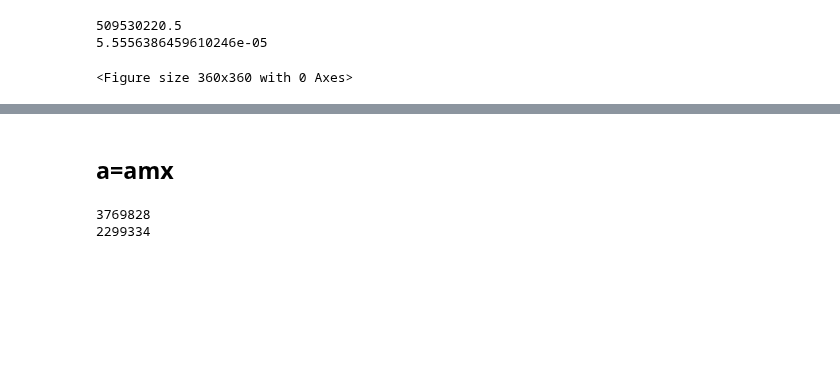
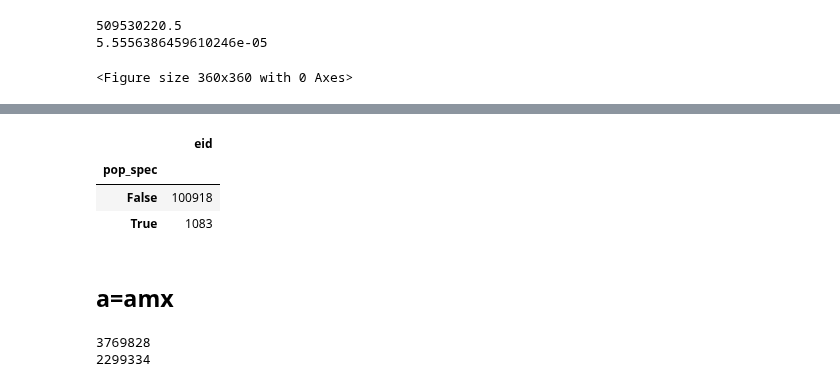
Before and after one commit to fairliereese/240903_pt, a Jupyter notebook: analysis/pop_div_pop_spec_fst.ipynb, the cells around one changed output, grey strips where cells are left out. Saved outputs shown, nothing was run; the diff lists cells and outputs as text; code cells hidden in the pictures; blank space fills up the shorter version.

```diff
--- a/analysis/pop_div_pop_spec_fst.ipynb
+++ b/analysis/pop_div_pop_spec_fst.ipynb
@@ -134,3 +202,10 @@ print(pval)
+# %%
+df[['pop_spec', 'eid']].groupby('pop_spec').nunique()
+# %% [output]
+|  | eid |
+| pop_spec |  |
+| False | 100918 |
+| True | 1083 |
 # %% [markdown]
 ## a=amx
 # %%
```
Also changed, not shown: parts of 5 cells of this notebook, 2 other files.
